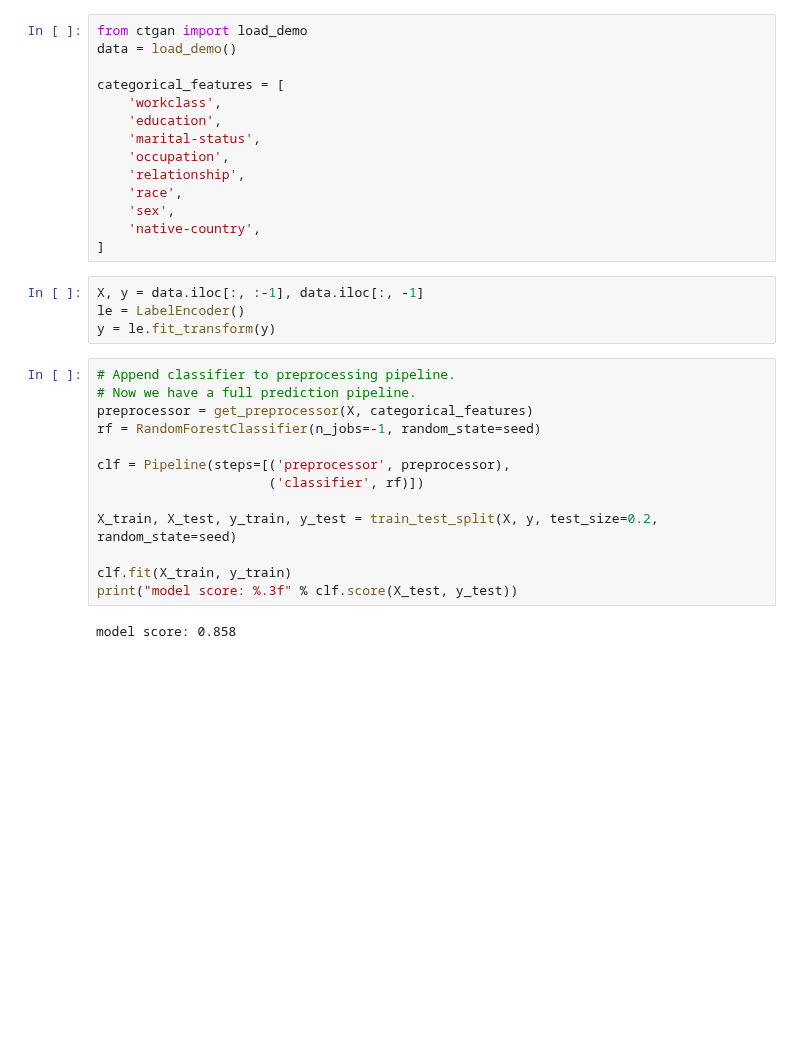
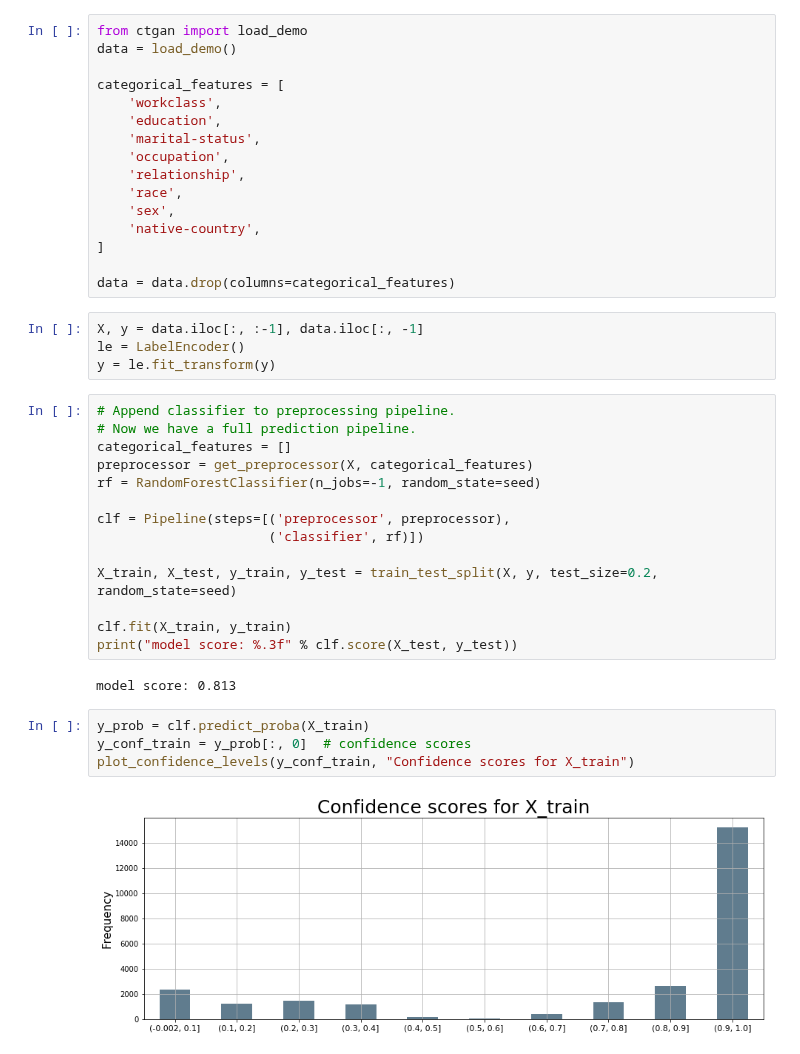
Before and after one commit to roye52371/CTGAN, a Jupyter notebook: Adult.ipynb, the cells around one changed output. Drawn from its saved outputs; the diff is of its cells as text; blank space fills up the shorter version.

```diff
--- a/Adult.ipynb
+++ b/Adult.ipynb
@@ -33,6 +34,8 @@ categorical_features = [
     'sex',
     'native-country',
 ]
+
+data = data.drop(columns=categorical_features)
 # %%
 X, y = data.iloc[:, :-1], data.iloc[:, -1]
 le = LabelEncoder()
@@ -40,6 +43,7 @@ y = le.fit_transform(y)
 # %%
 # Append classifier to preprocessing pipeline.
 # Now we have a full prediction pipeline.
+categorical_features = []
 preprocessor = get_preprocessor(X, categorical_features)
 rf = RandomForestClassifier(n_jobs=-1, random_state=seed)
 
@@ -51,4 +55,10 @@ X_train, X_test, y_train, y_test = train_test_split(X, y, test_size=0.2, random_
 clf.fit(X_train, y_train)
 print("model score: %.3f" % clf.score(X_test, y_test))
 # %% [output]
-model score: 0.858
+model score: 0.813
+# %%
+y_prob = clf.predict_proba(X_train)
+y_conf_train = y_prob[:, 0]  # confidence scores
+plot_confidence_levels(y_conf_train, "Confidence scores for X_train")
+# %% [output]
+[figure, added]
```
Also changed, not shown: parts of 9 cells of this notebook, 1 other file.
